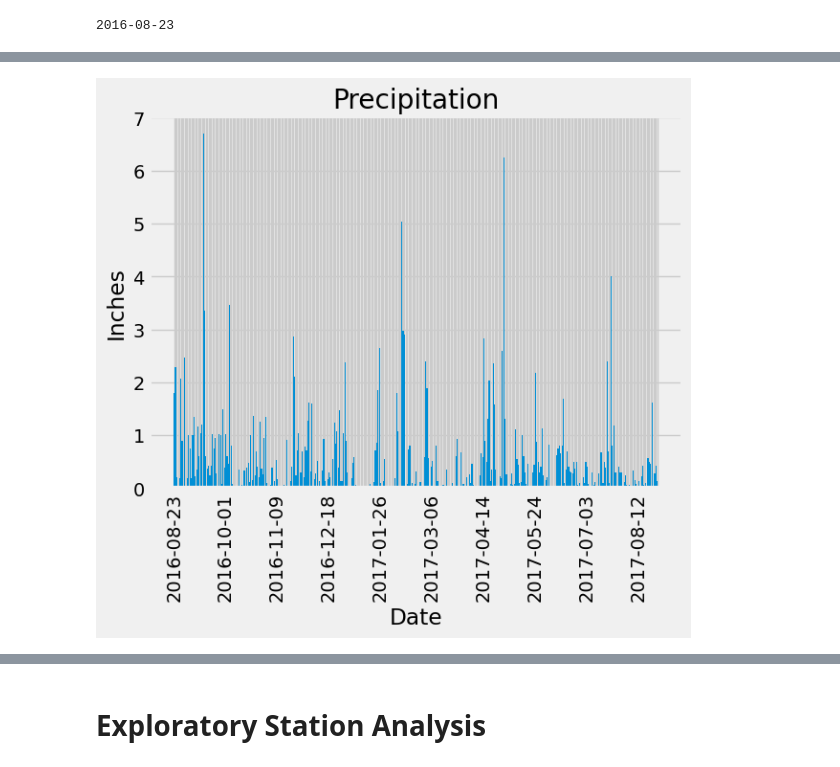
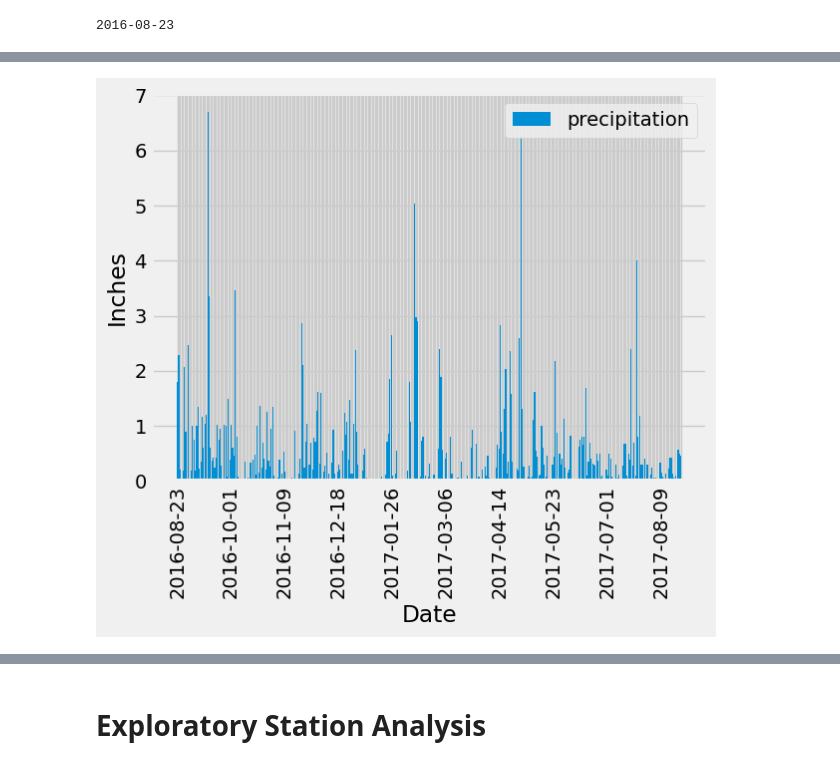
Before and after one commit to rchascall/sqlalchemy-challenge, a Jupyter notebook: SurfsUp/climate_starter.ipynb, the cells around one changed output, grey strips where cells are left out. Saved outputs shown, nothing was run; the diff lists cells and outputs as text; code cells hidden in the pictures.

Commit message:
Final solution - Challenge 10

```diff
--- a/SurfsUp/climate_starter.ipynb
+++ b/SurfsUp/climate_starter.ipynb
@@ -67,8 +68,10 @@ print(last_year)
 2016-08-23
 # %%
 # Perform a query to retrieve the data and precipitation scores
-select_last_year = [Measurement.date,
-        Measurement.prcp]
+select_last_year = [
+                Measurement.date,
+                Measurement.prcp
+                ]
 year_precipitation = session.query(*select_last_year).\
     filter(Measurement.date <= most_recent_date).\
     filter(Measurement.date >= last_year)
@@ -95,0 +98,4 @@ df_precip.head()
+# %%
+# Sort by Date
+df_precip_sorted = df_precipitation.sort_values(by="date")
+df_precip_sorted
@@ -95,0 +117,4 @@ df_precip.head()
+# %%
+# Rename column heading
+df_precip_renamed = df_precip_sorted.rename(columns={"date": "date", "prcp": "precipitation"})
+df_precip_renamed
@@ -96,15 +136,22 @@ df_precip.head()
 # %%
-plt.bar(df_precip.index, df_precip["Precipitation"])
-plt.title("Precipitation")
+#Use Pandas Plotting with Matplotlib to plot the data
+plt.bar(df_precip_renamed.index, df_precip_renamed["precipitation"])
 plt.xlabel("Date")
 plt.ylabel("Inches")
 plt.xticks(rotation=90)
 
 ax = plt.gca()
 temp = ax.xaxis.get_ticklabels()
 temp = list(set(temp) - set(temp[::39]))
 for label in temp:
     label.set_visible(False)
+
+precip_patch = mpatches.Patch(label="precipitation")
+plt.legend(handles=[precip_patch])
+
 plt.show()
+
+# Stackoverflow solution used to assist in this bar chart
+# https://stackoverflow.com/questions/20337664/cleanest-way-to-hide-every-nth-tick-label-in-matplotlib-colorbar
 # %% [output]
-[figure, old version]
+[figure, new version]
```
Also changed, not shown: parts of 13 cells of this notebook, 4 other files.
